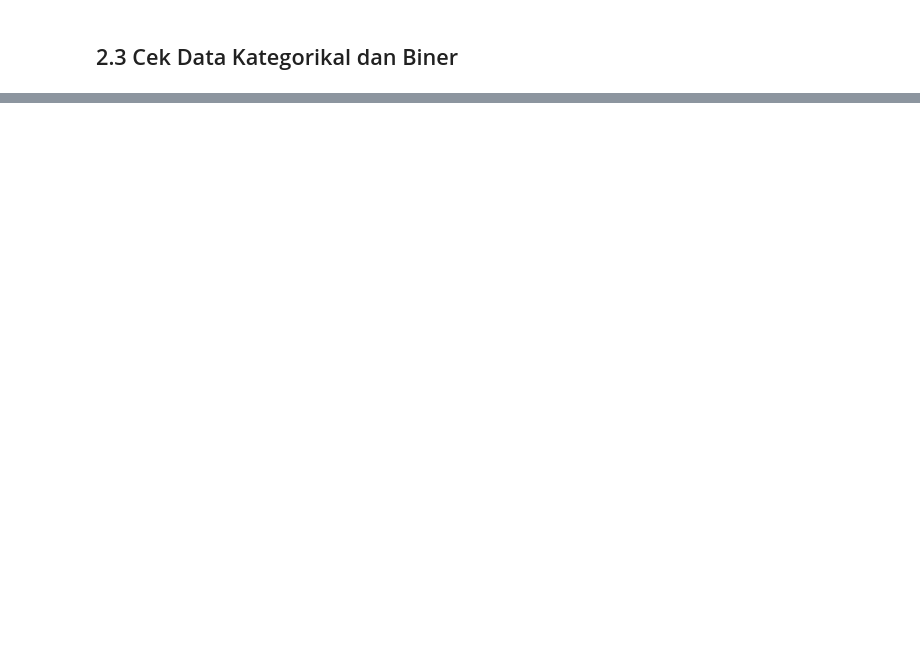
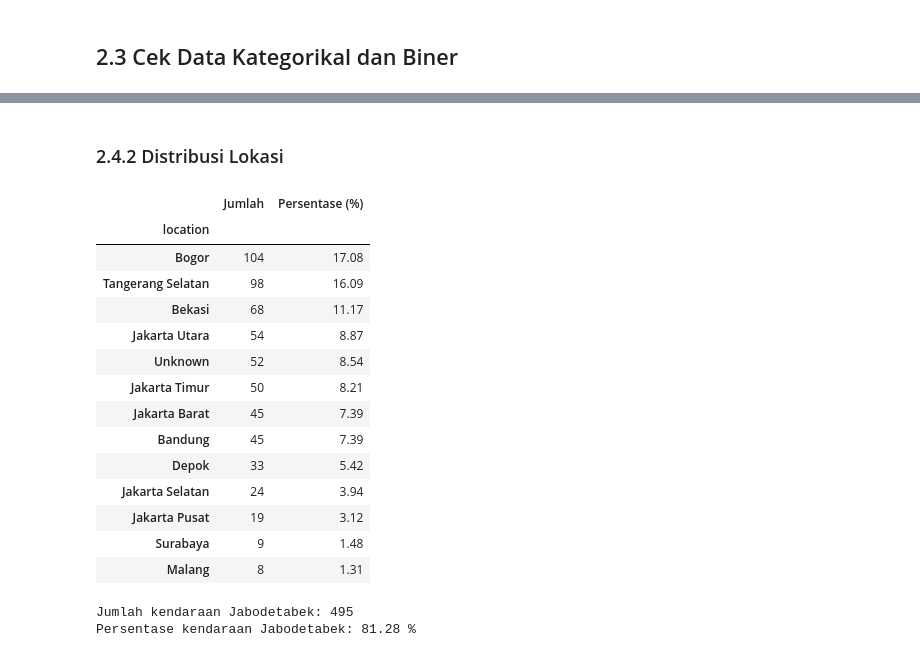
Before and after one commit to TimothyPadang/32_IF-C_bersifatopsional, a Jupyter notebook: Notebook/01_Data_Understanding.ipynb, the cells around one changed output, grey strips where cells are left out. Saved outputs shown, nothing was run; the diff lists cells and outputs as text; code cells hidden in the pictures; blank space fills up the shorter version.

Commit message:
tambah eda dan data audit

```diff
--- a/Notebook/01_Data_Understanding.ipynb
+++ b/Notebook/01_Data_Understanding.ipynb
@@ -223,0 +209,67 @@ Name: count, dtype: int64
+# %% [markdown]
+### 2.4.2 Distribusi Lokasi
+# %%
+# Menghitung jumlah kendaraan berdasarkan lokasi
+location_counts = df["location"].value_counts()
+
+# Menghitung persentase setiap lokasi
+location_percentage = (
+    df["location"].value_counts(normalize=True) * 100
+)
+
+# Membuat tabel distribusi lokasi
+location_distribution = pd.DataFrame({
+    "Jumlah": location_counts,
+    "Persentase (%)": location_percentage.round(2)
+})
+
+display(location_distribution)
+# %% [output]
+|  | Jumlah | Persentase (%) |
+| location |  |  |
+| Bogor | 104 | 17.08 |
+| Tangerang Selatan | 98 | 16.09 |
+| Bekasi | 68 | 11.17 |
+| Jakarta Utara | 54 | 8.87 |
+| Unknown | 52 | 8.54 |
+| Jakarta Timur | 50 | 8.21 |
+| Jakarta Barat | 45 | 7.39 |
+| Bandung | 45 | 7.39 |
+| Depok | 33 | 5.42 |
+| Jakarta Selatan | 24 | 3.94 |
+| Jakarta Pusat | 19 | 3.12 |
+| Surabaya | 9 | 1.48 |
+| Malang | 8 | 1.31 |
+# %%
+# Daftar wilayah Jabodetabek yang terdapat dalam dataset
+jabodetabek = [
+    "Bogor",
+    "Tangerang Selatan",
+    "Bekasi",
+    "Jakarta Utara",
+    "Jakarta Timur",
+    "Jakarta Barat",
+    "Depok",
+    "Jakarta Selatan",
+    "Jakarta Pusat"
+]
+
+# Menghitung jumlah kendaraan dari Jabodetabek
+jumlah_jabodetabek = df["location"].isin(
+    jabodetabek
+).sum()
+
+# Menghitung persentase kendaraan dari Jabodetabek
+persentase_jabodetabek = (
+    jumlah_jabodetabek / len(df)
+) * 100
+
+print("Jumlah kendaraan Jabodetabek:", jumlah_jabodetabek)
+
+print(
+    "Persentase kendaraan Jabodetabek:",
+    round(persentase_jabodetabek, 2), "%"
+)
+# %% [output]
+Jumlah kendaraan Jabodetabek: 495
+Persentase kendaraan Jabodetabek: 81.28 %
```
Also changed, not shown: parts of 12 cells of this notebook, 2 other files.
